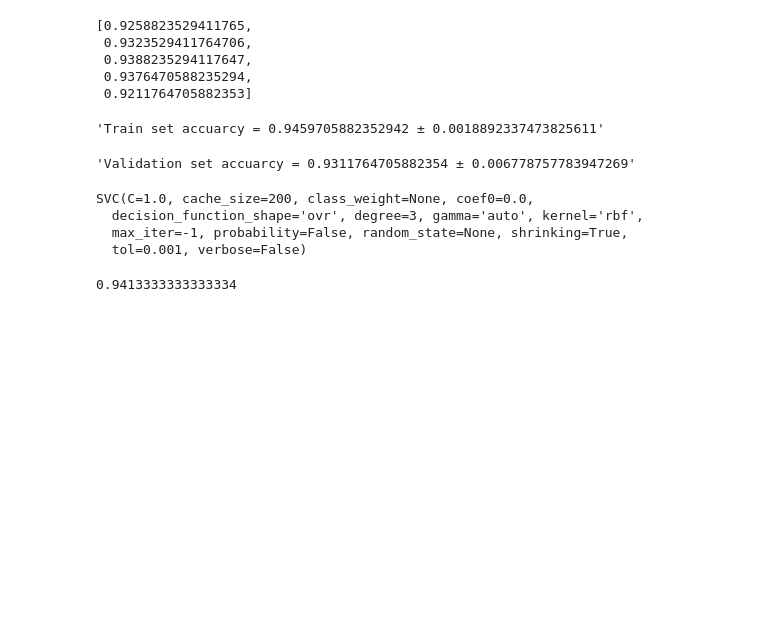
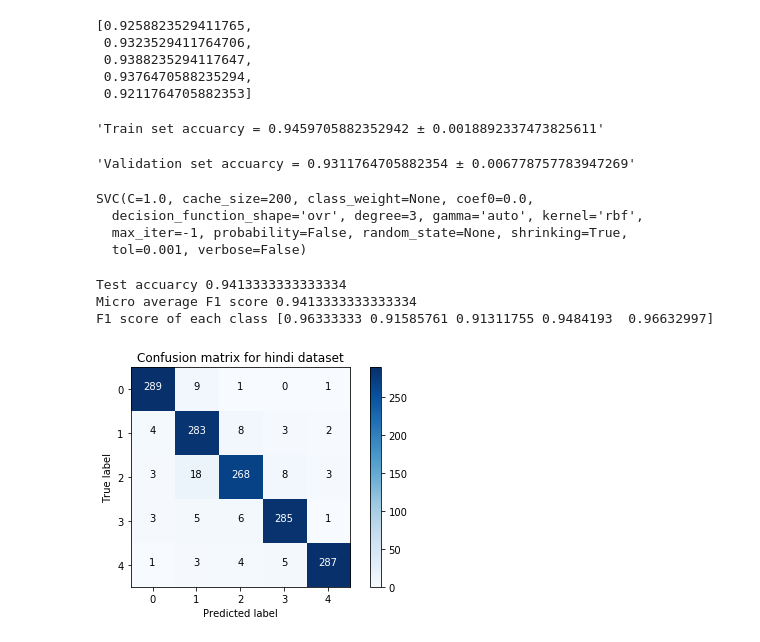
Before and after one commit to Hitkul/ML_course_IIITD, a Jupyter notebook: Assignment 2/Assignment_2.ipynb, the cells around one changed output. Cells and saved outputs as stored; diff of their text form; code cells hidden in the pictures; blank space fills up the shorter version.

```diff
--- a/Assignment 2/Assignment_2.ipynb
+++ b/Assignment 2/Assignment_2.ipynb
@@ -473,7 +482,7 @@ def read_data_set(data_location,test_set_flag=False):
     if test_set_flag:
         sample_per_class=300
     X = np.empty([sample_per_class*len(class_names),1024])
-    Y = np.empty([sample_per_class*len(class_names),])
+    Y = np.empty([sample_per_class*len(class_names),],dtype=int)
     for class_number,name in enumerate(class_names):
         for i,image_name in enumerate(listdir(data_location+name)):
             X[class_number*sample_per_class + i] = read_image(data_location+name+"/"+image_name)
@@ -539,7 +601,13 @@ SVC(C=1.0, cache_size=200, class_weight=None, coef0=0.0,
   tol=0.001, verbose=False)
 # %%
 pred = clf.predict(X_test)
-# %%
-accuracy_score(Y_test,pred)
-# %% [output]
-0.9413333333333334
+# %%
+print(f"Test accuarcy {accuracy_score(Y_test,pred)}")
+print(f"Micro average F1 score {f1_score(Y_test,pred,average='micro')}")
+print(f"F1 score of each class {f1_score(Y_test,pred,average=None)}")
+plot_confusion_matrix(create_confusion_matrix(Y_test,pred),title="Confusion matrix for hindi dataset")
+# %% [output]
+Test accuarcy 0.9413333333333334
+Micro average F1 score 0.9413333333333334
+F1 score of each class [0.96333333 0.91585761 0.91311755 0.9484193  0.96632997]
+[figure, added]
```
Also changed, not shown: parts of 9 cells of this notebook.
